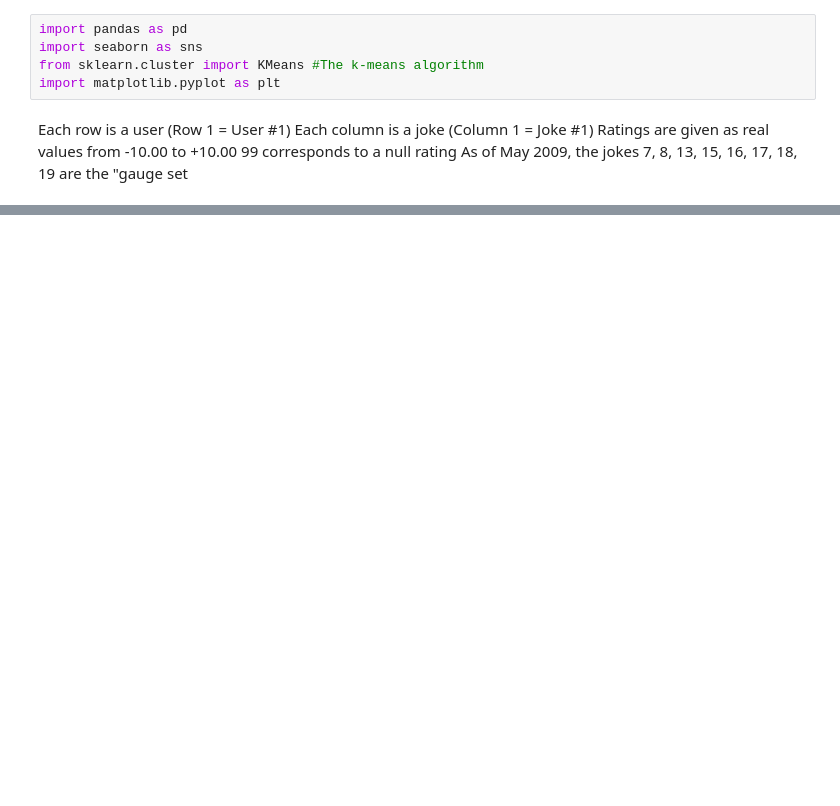
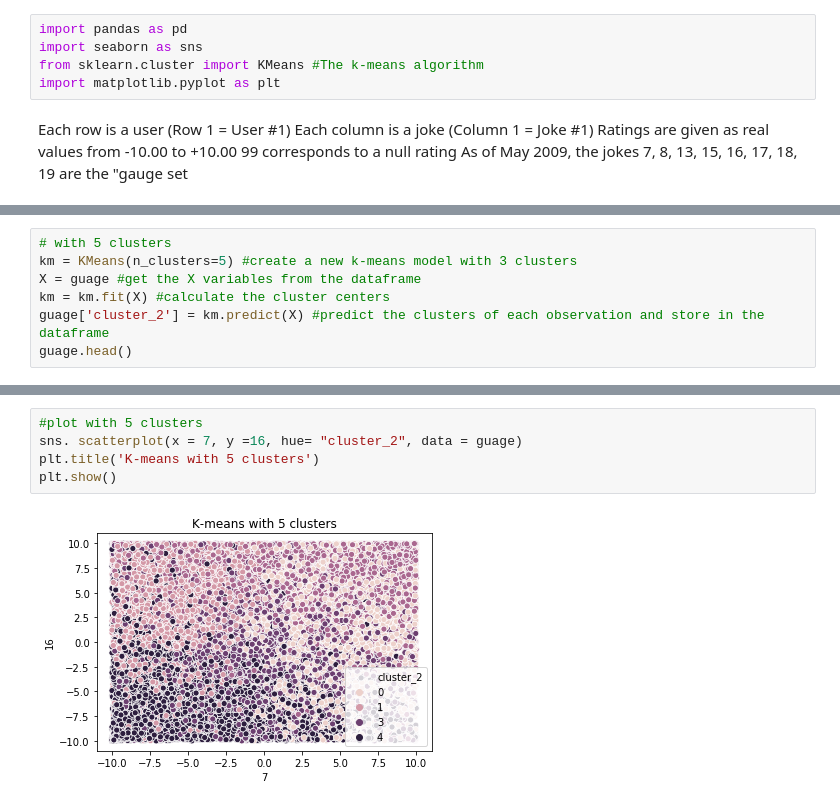
Before and after one commit to JahouNyan/DDL_Ex, a Jupyter notebook: Assignments/Assignment_4/Assignment_4.ipynb, the cells around one changed output, grey strips where cells are left out. Drawn from its saved outputs; the diff is of its cells as text; blank space fills up the shorter version.

```diff
--- a/Assignments/Assignment_4/Assignment_4.ipynb
+++ b/Assignments/Assignment_4/Assignment_4.ipynb
@@ -81,0 +111,7 @@ Name: 0, Length: 50692, dtype: int64
+# %%
+# with 5 clusters
+km = KMeans(n_clusters=5) #create a new k-means model with 3 clusters
+X = guage #get the X variables from the dataframe
+km = km.fit(X) #calculate the cluster centers
+guage['cluster_2'] = km.predict(X) #predict the clusters of each observation and store in the dataframe
+guage.head()
@@ -81,0 +125,7 @@ Name: 0, Length: 50692, dtype: int64
+# %%
+#plot with 5 clusters
+sns. scatterplot(x = 7, y =16, hue= "cluster_2", data = guage)
+plt.title('K-means with 5 clusters')
+plt.show()
+# %% [output]
+[figure, added]
```
Also changed, not shown: parts of 23 cells of this notebook.
